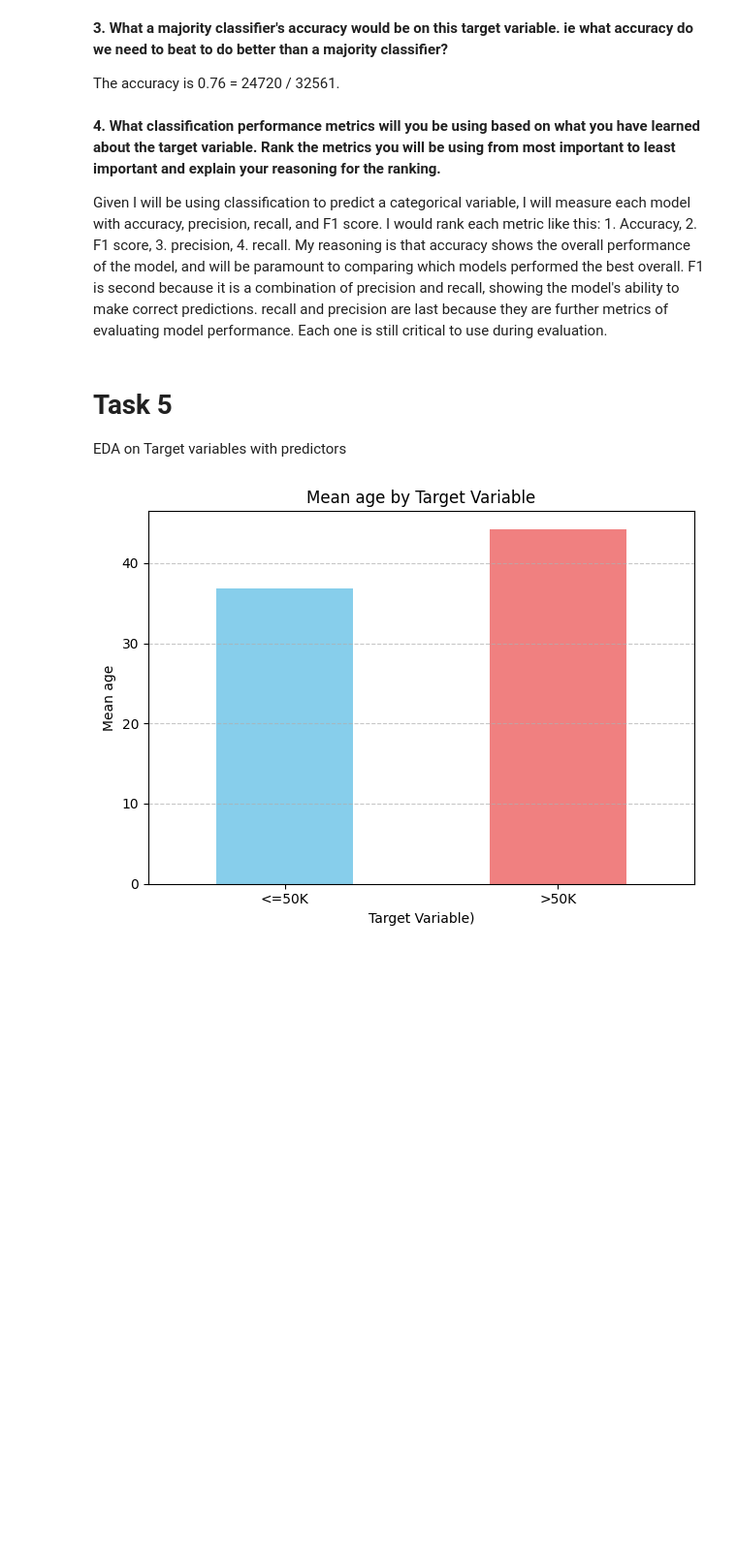
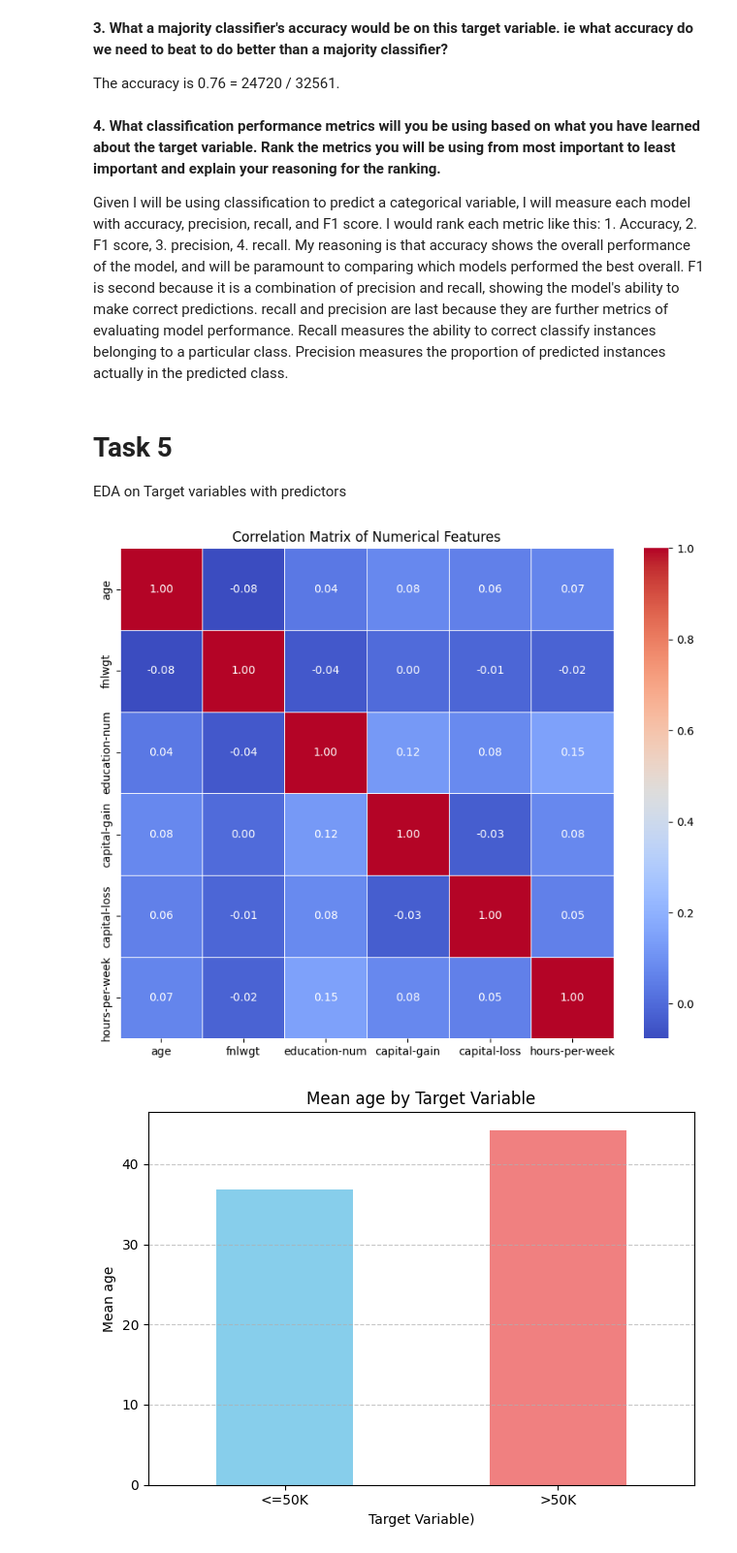
Before and after one commit to Zacfletch6/IS_submissions, a Jupyter notebook: Final_project_DM.ipynb, the cells around one changed output. Shown at 97% size. Drawn from its saved outputs; the diff is of its cells as text; code cells hidden in the pictures; blank space fills up the shorter version.

```diff
--- a/Final_project_DM.ipynb
+++ b/Final_project_DM.ipynb
@@ -343,11 +343,22 @@ The accuracy is 0.76 = 24720 / 32561.
 # %% [markdown]
 **4. What classification performance metrics will you be using based on what you have learned about the target variable. Rank the metrics you will be using from most important to least important and explain your reasoning for the ranking.**
 
-Given I will be using classification to predict a categorical variable, I will measure each model with accuracy, precision, recall, and F1 score. I would rank each metric like this: 1. Accuracy, 2. F1 score, 3. precision, 4. recall. My reasoning is that accuracy shows the overall performance of the model, and will be paramount to comparing which models performed the best overall. F1 is second because it is a combination of precision and recall, showing the model's ability to make correct predictions. recall and precision are last because they are further metrics of evaluating model performance. Each one is still critical to use during evaluation.
+Given I will be using classification to predict a categorical variable, I will measure each model with accuracy, precision, recall, and F1 score. I would rank each metric like this: 1. Accuracy, 2. F1 score, 3. precision, 4. recall. My reasoning is that accuracy shows the overall performance of the model, and will be paramount to comparing which models performed the best overall. F1 is second because it is a combination of precision and recall, showing the model's ability to make correct predictions. recall and precision are last because they are further metrics of evaluating model performance. Recall measures the ability to correct classify instances belonging to a particular class. Precision measures the proportion of predicted instances actually in the predicted class.
 # %% [markdown]
 # Task 5
 
 EDA on Target variables with predictors
+# %%
+
+num_cols = df.select_dtypes(include='int64')
+correlation_matrix = num_cols.corr()
+
+plt.figure(figsize=(10, 8))
+sns.heatmap(correlation_matrix, annot=True, cmap='coolwarm', fmt='.2f', linewidths=.5)
+plt.title('Correlation Matrix of Numerical Features')
+plt.show()
+# %% [output]
+[figure, added]
 # %%
 # Create a bargraph of average value for each numerical feature grouped by target variable
 num_cols = df.select_dtypes(include=['int64', 'float64']).groupby(df['y']).mean()
```
